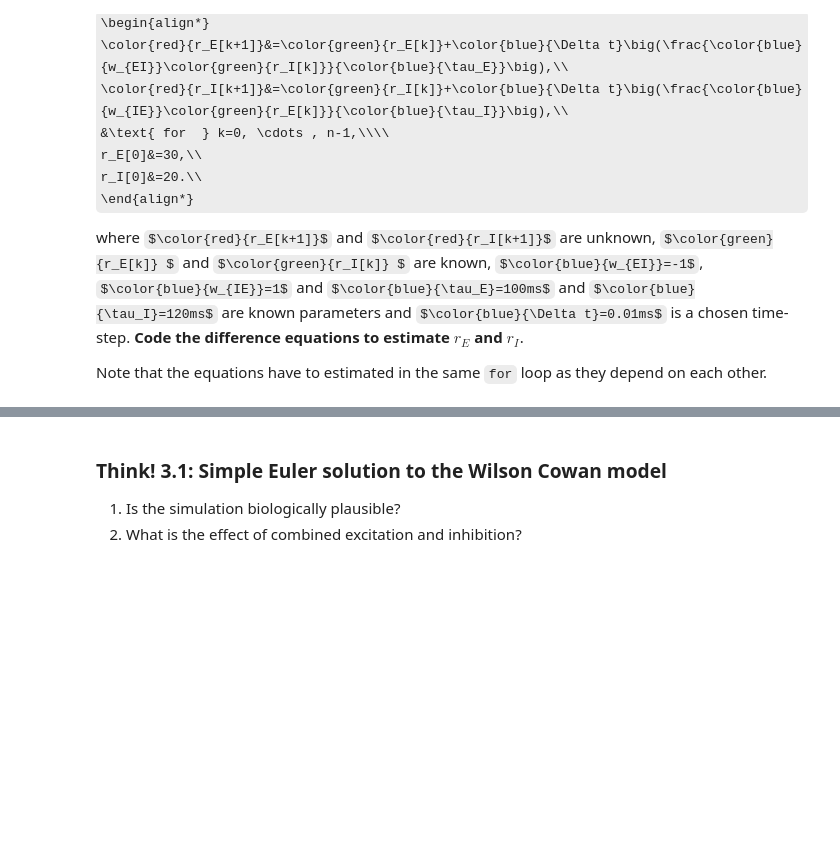
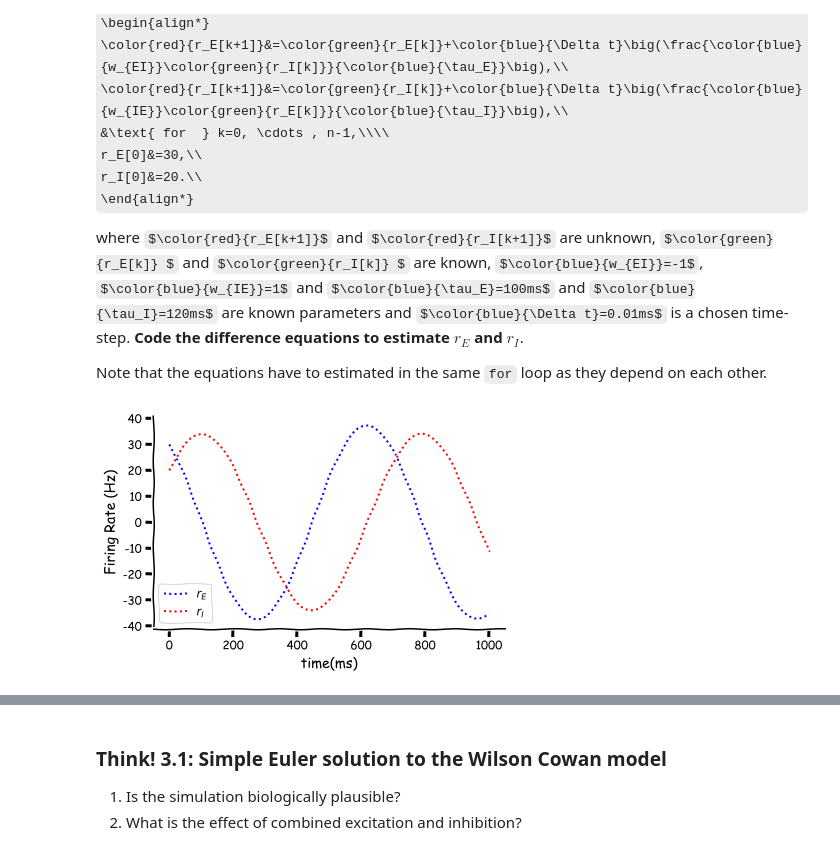
Before and after one commit to glibesyck/NMA, a Jupyter notebook: W0/calculus/pt3_numerical_methods.ipynb, the cells around one changed output, grey strips where cells are left out. Saved outputs shown, nothing was run; the diff lists cells and outputs as text; code cells hidden in the pictures; some formulas as TeX source; blank space fills up the shorter version.

```diff
--- a/W0/calculus/pt3_numerical_methods.ipynb
+++ b/W0/calculus/pt3_numerical_methods.ipynb
@@ -922,40 +923,42 @@ def Euler_Simple_Linear_System(t, dt):
   # Set up parameters
   tau_E = 100
   tau_I = 120
   n = len(t)
   r_I = np.zeros(n)
   r_I[0] = 20
   r_E = np.zeros(n)
   r_E[0] = 30
 
-  #######################################################################
-  ## TODO for students: calculate the estimate solutions of r_E and r_I at t[i+1]
-  ## Complete line of codes for dr_E and dr_I and remove
-  raise NotImplementedError("Student exercise: calculate the estimate solutions of r_E and r_I at t[i+1]")
-  ########################################################################
+  # #######################################################################
+  # ## TODO for students: calculate the estimate solutions of r_E and r_I at t[i+1]
+  # ## Complete line of codes for dr_E and dr_I and remove
+  # raise NotImplementedError("Student exercise: calculate the estimate solutions of r_E and r_I at t[i+1]")
+  # ########################################################################
 
   # Loop over time steps
   for k in range(n-1):
 
     # Estimate r_e
-    dr_E = ...
+    dr_E = -r_I[k]/tau_E
     r_E[k+1] = r_E[k] + dt*dr_E
 
     # Estimate r_i
-    dr_I = ...
+    dr_I = r_E[k]/tau_I
     r_I[k+1] = r_I[k] + dt*dr_I
 
   return r_E, r_I
 
 # Set up dt, t
 dt = 0.1 # time-step
 t = np.arange(0, 1000, dt)
 
 # Run Euler method
 r_E, r_I = Euler_Simple_Linear_System(t, dt)
 
 # Visualize
 plot_rErI(t, r_E, r_I)
+# %% [output]
+[figure, added]
 # %% [markdown]
 [*Click for solution*](https://github.com/NeuromatchAcademy/precourse/tree/main/tutorials/W0D4_Calculus/solutions/W0D4_Tutorial3_Solution_77fad457.py)
 
```
Also changed, not shown: parts of 13 cells of this notebook, 1 other file.
